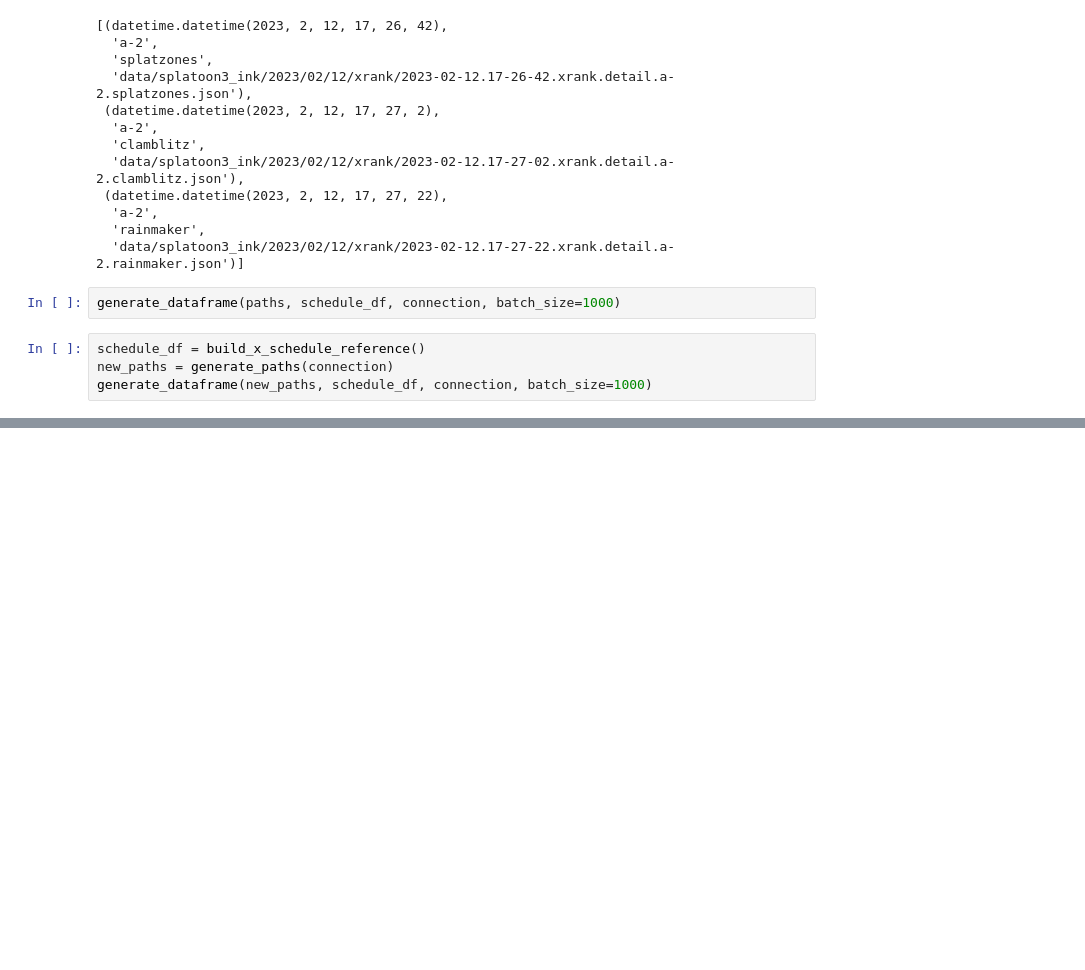
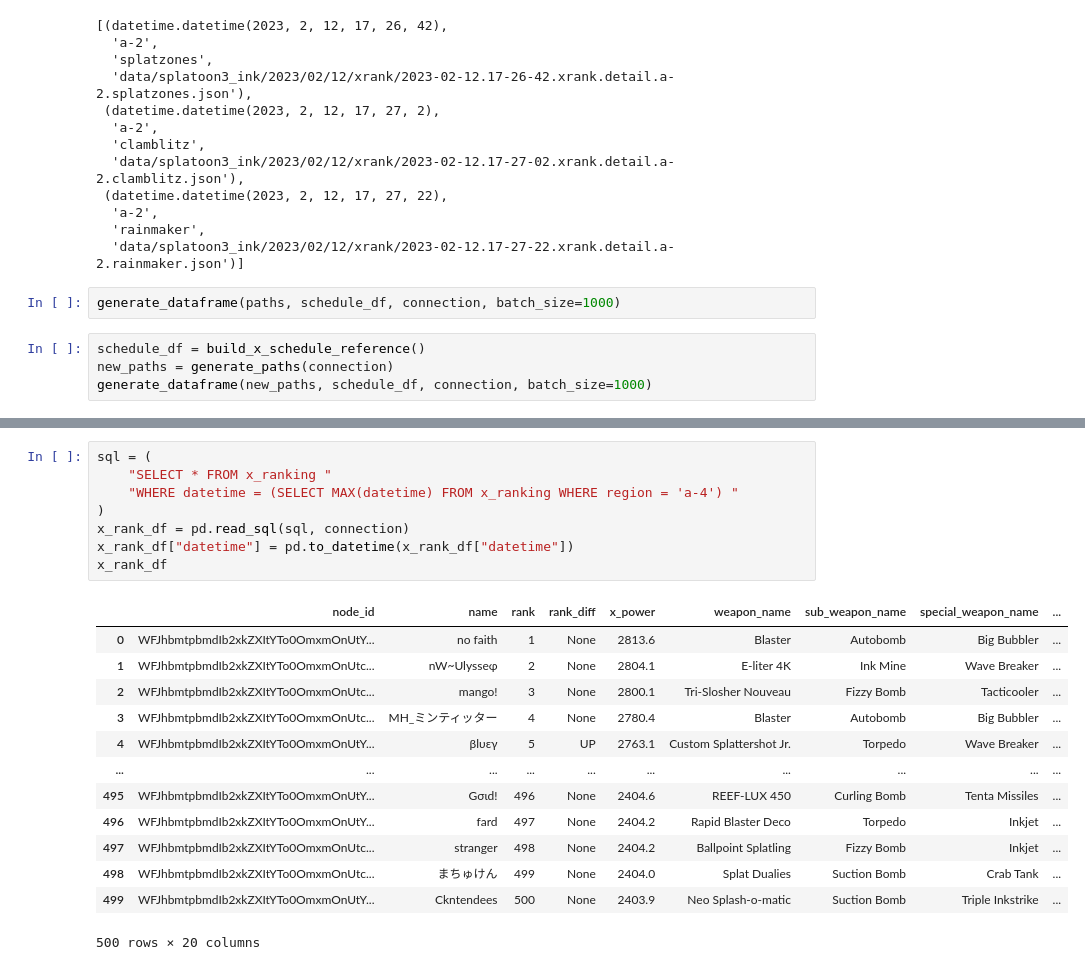
Before and after one commit to cesaregarza/SplatScratch, a Jupyter notebook: top_500.ipynb, the cells around one changed output, grey strips where cells are left out. Cells and saved outputs as stored; diff of their text form; blank space fills up the shorter version.

```diff
--- a/top_500.ipynb
+++ b/top_500.ipynb
@@ -49,0 +59,22 @@ generate_dataframe(new_paths, schedule_df, connection, batch_size=1000)
+# %%
+sql = (
+    "SELECT * FROM x_ranking "
+    "WHERE datetime = (SELECT MAX(datetime) FROM x_ranking WHERE region = 'a-4') "
+)
+x_rank_df = pd.read_sql(sql, connection)
+x_rank_df["datetime"] = pd.to_datetime(x_rank_df["datetime"])
+x_rank_df
+# %% [output]
+|  | node_id | name | rank | rank_diff | x_power | weapon_name | sub_weapon_name | special_weapon_name | ... |
+| 0 | WFJhbmtpbmdIb2xkZXItYTo0OmxmOnUtY... | no faith | 1 | None | 2813.6 | Blaster | Autobomb | Big Bubbler | ... |
+| 1 | WFJhbmtpbmdIb2xkZXItYTo0OmxmOnUtc... | nW~Ulysseφ | 2 | None | 2804.1 | E-liter 4K | Ink Mine | Wave Breaker | ... |
+| 2 | WFJhbmtpbmdIb2xkZXItYTo0OmxmOnUtc... | mango! | 3 | None | 2800.1 | Tri-Slosher Nouveau | Fizzy Bomb | Tacticooler | ... |
+| 3 | WFJhbmtpbmdIb2xkZXItYTo0OmxmOnUtc... | MH_ミンティッター | 4 | None | 2780.4 | Blaster | Autobomb | Big Bubbler | ... |
+| 4 | WFJhbmtpbmdIb2xkZXItYTo0OmxmOnUtY... | βlυεγ | 5 | UP | 2763.1 | Custom Splattershot Jr. | Torpedo | Wave Breaker | ... |
+| ... | ... | ... | ... | ... | ... | ... | ... | ... | ... |
+| 495 | WFJhbmtpbmdIb2xkZXItYTo0OmxmOnUtY... | Gσιd! | 496 | None | 2404.6 | REEF-LUX 450 | Curling Bomb | Tenta Missiles | ... |
+| 496 | WFJhbmtpbmdIb2xkZXItYTo0OmxmOnUtY... | fard | 497 | None | 2404.2 | Rapid Blaster Deco | Torpedo | Inkjet | ... |
+| 497 | WFJhbmtpbmdIb2xkZXItYTo0OmxmOnUtc... | stranger | 498 | None | 2404.2 | Ballpoint Splatling | Fizzy Bomb | Inkjet | ... |
+| 498 | WFJhbmtpbmdIb2xkZXItYTo0OmxmOnUtc... | まちゅけん | 499 | None | 2404.0 | Splat Dualies | Suction Bomb | Crab Tank | ... |
+| 499 | WFJhbmtpbmdIb2xkZXItYTo0OmxmOnUtY... | Ckntendees | 500 | None | 2403.9 | Neo Splash-o-matic | Suction Bomb | Triple Inkstrike | ... |
+500 rows × 20 columns
```
Also changed, not shown: parts of 14 cells of this notebook, 2 other files.
